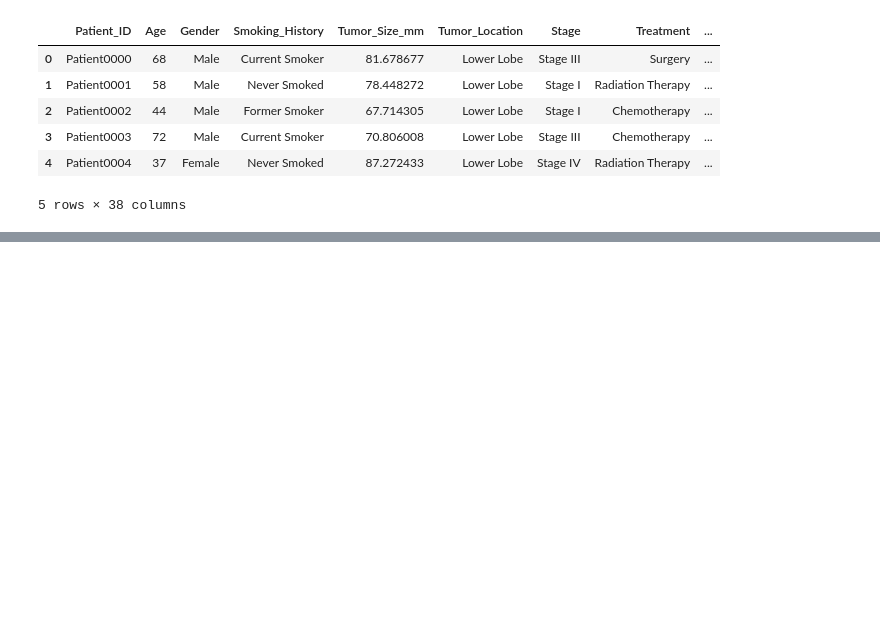
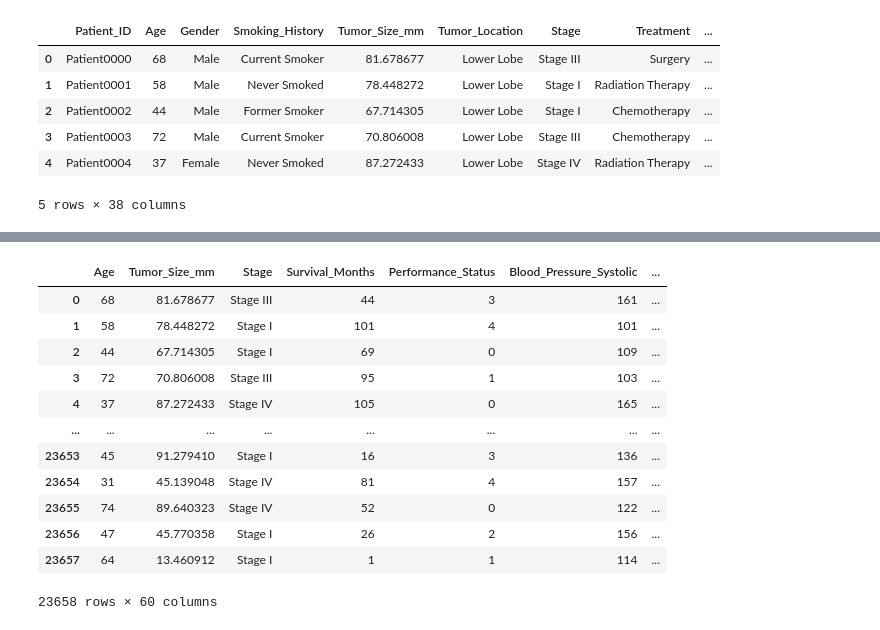
Before and after one commit to alecplotkin/DATA-481-Team-Virology, a Jupyter notebook: Nicolas_Zhang/Lung_Cancer.ipynb, the cells around one changed output, grey strips where cells are left out. Cells and saved outputs as stored; diff of their text form; code cells hidden in the pictures; blank space fills up the shorter version.

```diff
--- a/Nicolas_Zhang/Lung_Cancer.ipynb
+++ b/Nicolas_Zhang/Lung_Cancer.ipynb
@@ -23,0 +113,23 @@ lung_cancer.head()
+# %%
+objects = data.select_dtypes(include=["object"])
+objects_col = list(objects.columns)
+objects_col.remove('Stage')
+
+
+data = pd.get_dummies(data, columns = objects_col)
+data = data.map(lambda x: int(x) if isinstance(x, bool) else x)
+data
+# %% [output]
+|  | Age | Tumor_Size_mm | Stage | Survival_Months | Performance_Status | Blood_Pressure_Systolic | ... |
+| 0 | 68 | 81.678677 | Stage III | 44 | 3 | 161 | ... |
+| 1 | 58 | 78.448272 | Stage I | 101 | 4 | 101 | ... |
+| 2 | 44 | 67.714305 | Stage I | 69 | 0 | 109 | ... |
+| 3 | 72 | 70.806008 | Stage III | 95 | 1 | 103 | ... |
+| 4 | 37 | 87.272433 | Stage IV | 105 | 0 | 165 | ... |
+| ... | ... | ... | ... | ... | ... | ... | ... |
+| 23653 | 45 | 91.279410 | Stage I | 16 | 3 | 136 | ... |
+| 23654 | 31 | 45.139048 | Stage IV | 81 | 4 | 157 | ... |
+| 23655 | 74 | 89.640323 | Stage IV | 52 | 0 | 122 | ... |
+| 23656 | 47 | 45.770358 | Stage I | 26 | 2 | 156 | ... |
+| 23657 | 64 | 13.460912 | Stage I | 1 | 1 | 114 | ... |
+23658 rows × 60 columns
```
Also changed, not shown: parts of 9 cells of this notebook, 1 other file.
